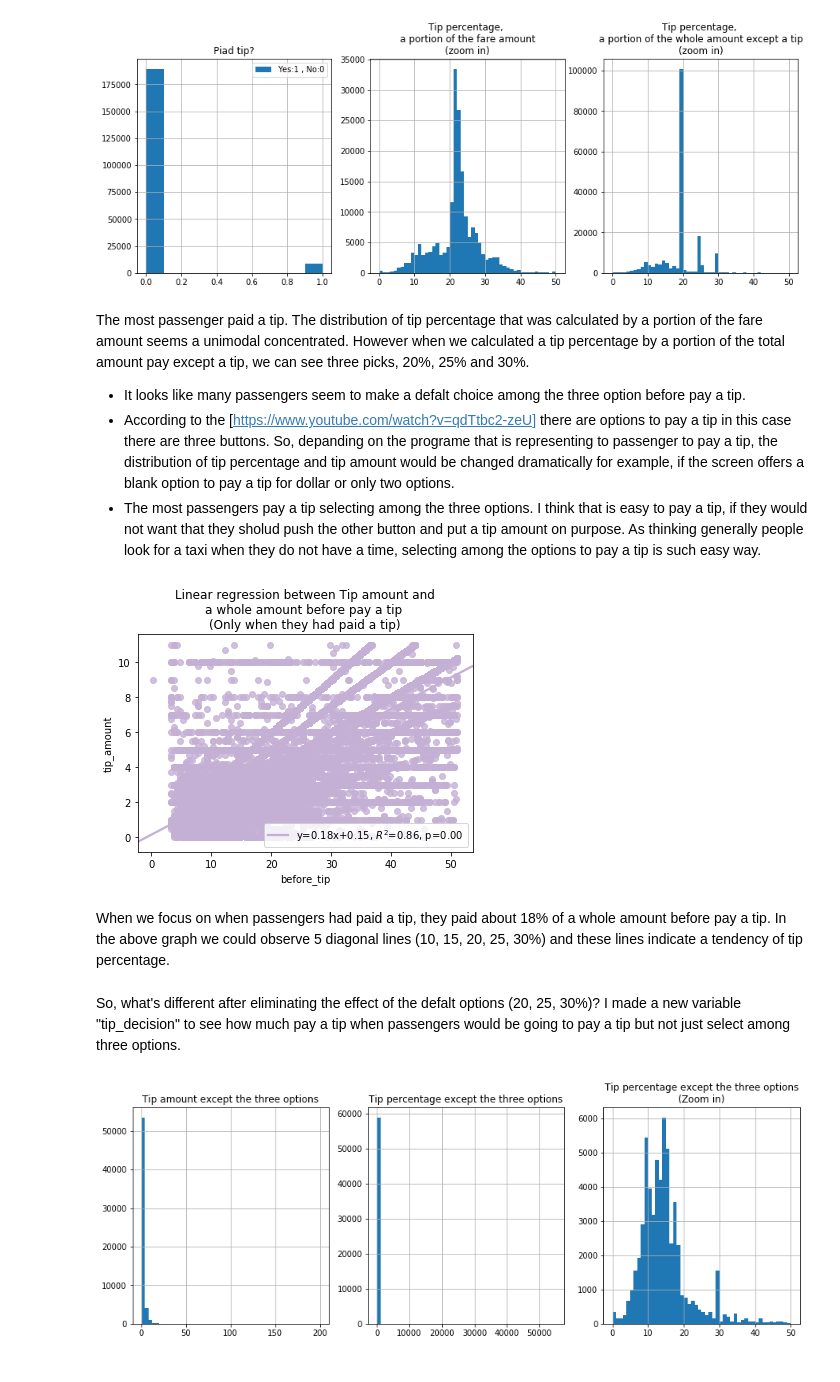
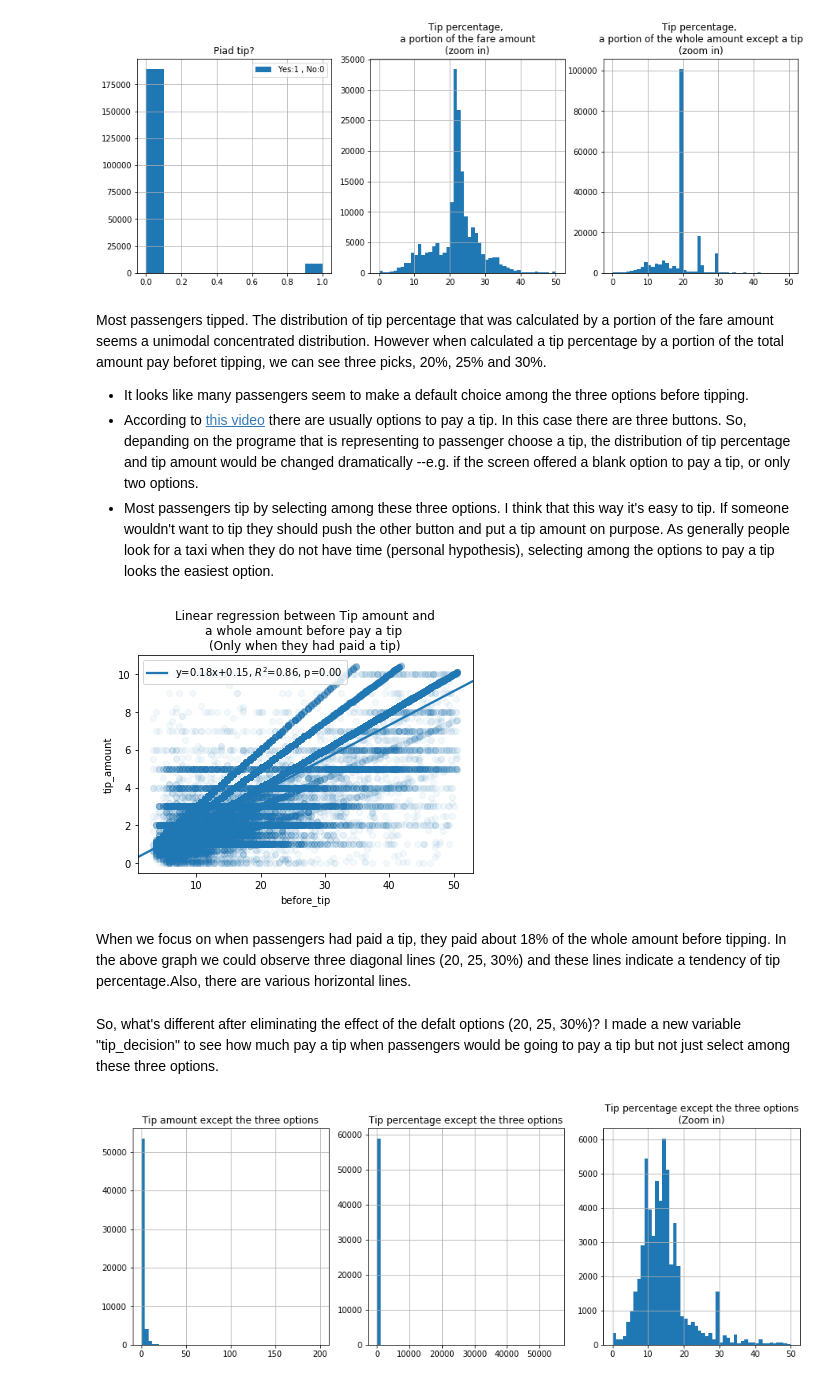
Before and after one commit to pinguino-lim/Taxi_NY, a Jupyter notebook: data/NY yellow cap.ipynb, the cells around one changed output. Drawn from its saved outputs; the diff is of its cells as text; code cells hidden in the pictures.

```diff
--- a/data/NY yellow cap.ipynb
+++ b/data/NY yellow cap.ipynb
@@ -102,10 +102,11 @@ data = yellow[(yellow['passenger_count'] < 10) &
                         (yellow['extra'] <= 1) &
                         (yellow['RatecodeID'] < 7) &
                         (yellow['mta_tax'] >= 0) &
+                        (yellow['trip_distance'] > 0) &
                         (yellow['tip_amount'] >= 0) &
                         (yellow['tolls_amount'] >= 0) &
                         (yellow['improvement_surcharge'] > 0) &
-                        (yellow['total_amount'] >= 0)]
+                        (yellow['total_amount'] > 0)]
 
 data = data.replace({'store_and_fwd_flag': {'Y': 1, 'N': 0}})
 
@@ -247,34 +247,36 @@ plt.show()
 # %% [output]
 [figure]
 # %% [markdown]
-The most passenger paid a tip. The distribution of tip percentage that was calculated by a portion of the fare amount seems a unimodal concentrated.
-However when we calculated a tip percentage by a portion of the total amount pay except a tip, we can see three picks, 20%, 25% and 30%.
+Most passengers tipped. The distribution of tip percentage that was calculated by a portion of the fare amount seems a unimodal concentrated distribution.
+However when calculated a tip percentage by a portion of the total amount pay beforet tipping, we can see three picks, 20%, 25% and 30%.
 
-- It looks like many passengers seem to make a defalt choice among the three option before pay a tip.
-- According to the [https://www.youtube.com/watch?v=qdTtbc2-zeU] there are options to pay a tip in this case there are three buttons. So, depanding on the programe that is representing to passenger to pay a tip, the distribution of tip percentage and tip amount would be changed dramatically for example, if the screen offers a blank option to pay a tip for dollar or only two options.
-- The most passengers pay a tip selecting among the three options. I think that is easy to pay a tip, if they would not want that they sholud push the other button and put a tip amount on purpose. As thinking generally people look for a taxi when they do not have a time, selecting among the options to pay a tip is such easy way.
+- It looks like many passengers seem to make a default choice among the three options before tipping.
+- According to [this video](https://www.youtube.com/watch?v=qdTtbc2-zeU) there are usually options to pay a tip. In this case there are three buttons. So, depanding on the programe that is representing to passenger choose a tip, the distribution of tip percentage and tip amount would be changed dramatically --e.g. if the screen offered a blank option to pay a tip, or only two options.
+- Most passengers tip by selecting among these three options. I think that this way it's easy to tip. If someone wouldn't want to tip they should push the other button and put a tip amount on purpose. As generally people look for a taxi when they do not have time (personal hypothesis), selecting among the options to pay a tip looks the easiest option.
 # %%
 tip_select = tip_data[(tip_data['tip_no_paid'] == 0)]
 # %%
 tip_select_ = tip_select[(np.abs(stats.zscore(tip_select[['tip_amount','before_tip']]))<3).all(axis=1)]
 
 
 slope, intercept, r_value, p_value, std_err = stats.linregress(tip_select_['before_tip'],tip_select_['tip_amount'])
-ax = sns.regplot(x="before_tip", y="tip_amount", data=tip_select_, color='#c5b0d5',
- line_kws={'label':"y={0:.2f}x+{1:.2f}, $R^2$={2:.2f}, p={3:.2f} ".format(slope,intercept,r_value,p_value)})
+
+ax = sns.regplot(x="before_tip", y="tip_amount", data=tip_select_,
+ line_kws={'label':"y={0:.2f}x+{1:.2f}, $R^2$={2:.2f}, p={3:.2f} ".format(slope,intercept,r_value,p_value)},
+                scatter_kws={'alpha':0.05})
 ax.legend()
 ax.set_title("""Linear regression between Tip amount and
 a whole amount before pay a tip
 (Only when they had paid a tip)""")
 
 plt.show()
 # %% [output]
-[figure, old version]
+[figure, new version]
 # %% [markdown]
-When we focus on when passengers had paid a tip, they paid about 18% of a whole amount before pay a tip. In the above graph we could observe 5 diagonal lines (10, 15, 20, 25, 30%) and these lines indicate a tendency of tip percentage.
+When we focus on when passengers had paid a tip, they paid about 18% of the whole amount before tipping. In the above graph we could observe three diagonal lines (20, 25, 30%) and these lines indicate a tendency of tip percentage.Also, there are various horizontal lines.
 # %% [markdown]
 So, what's different after eliminating the effect of the defalt options (20, 25, 30%)?
-I made a new variable "tip_decision" to see how much pay a tip when passengers would be going to pay a tip but not just select among three options.
+I made a new variable "tip_decision" to see how much pay a tip when passengers would be going to pay a tip but not just select among these three options.
 # %%
 tip_decision = tip_data[(tip_data['tip_no_paid'] == 0)^
                         ((tip_data['tip_percentage_2'].round() ==20)|
```
Also changed, not shown: parts of 16 cells of this notebook.
